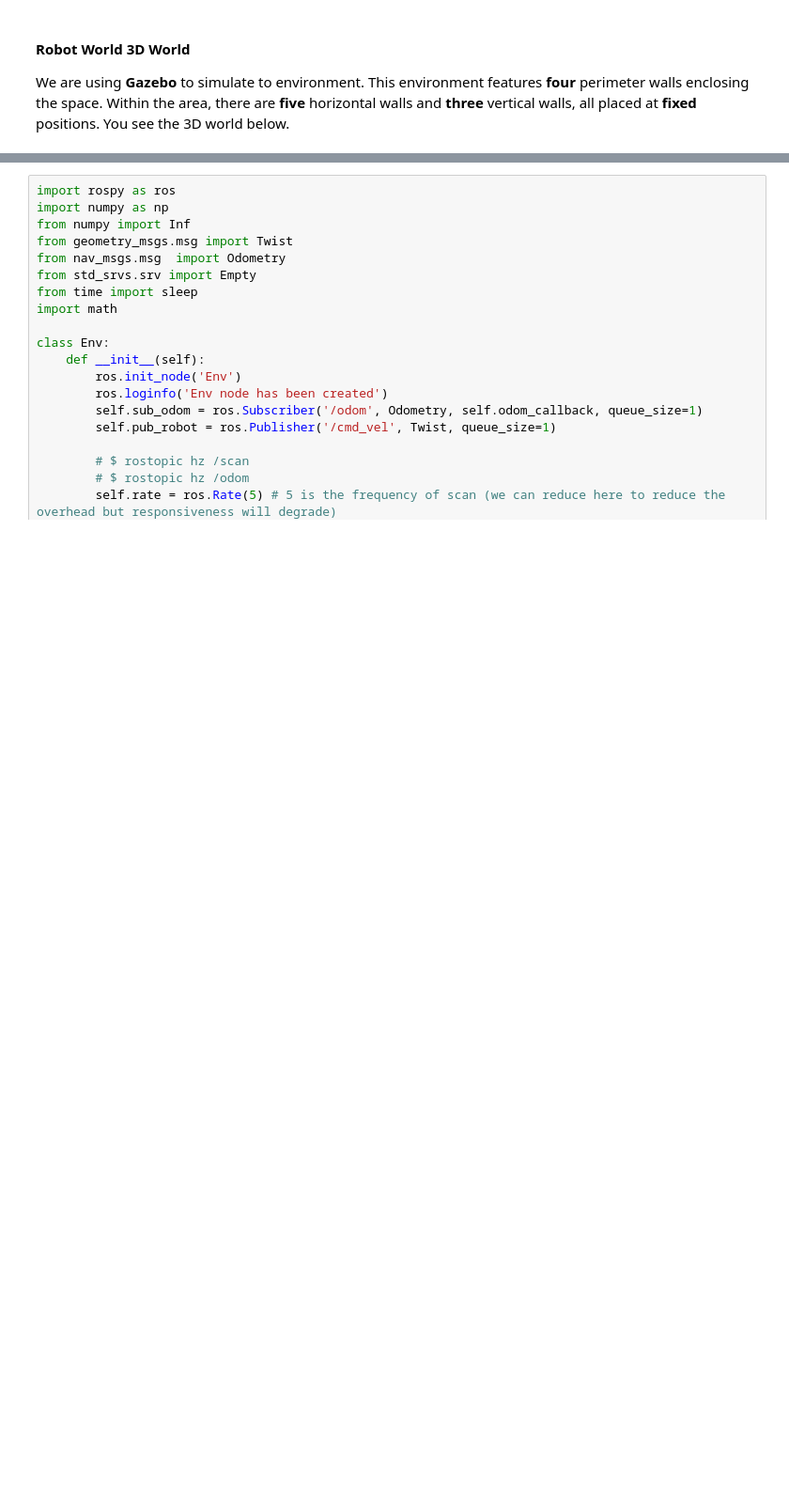
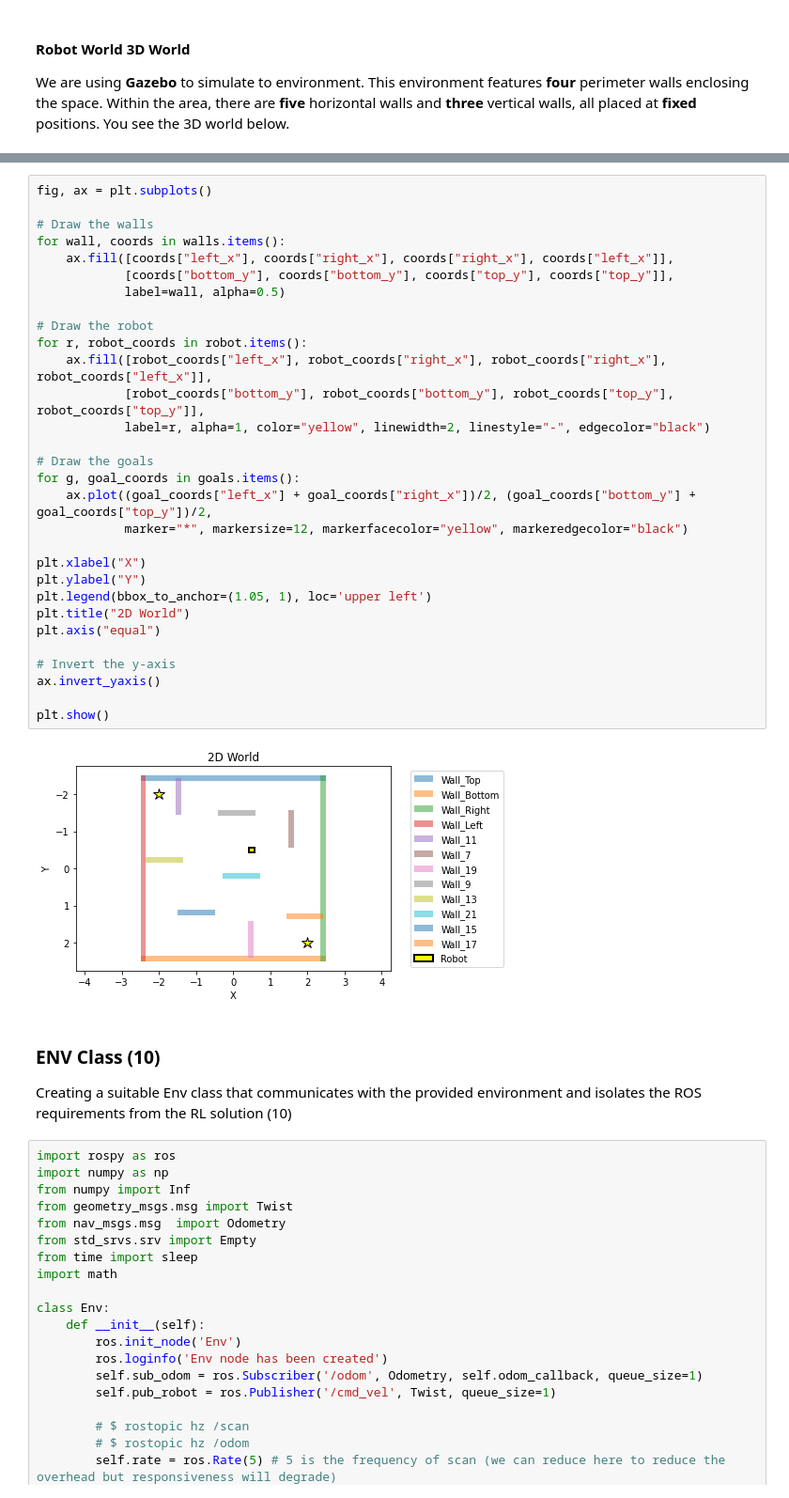
Before and after one commit to hakbar0/robotics-assessment-2, a Jupyter notebook: Assessment 2.ipynb, the cells around one changed output, grey strips where cells are left out. Shown at 94% size. Cells and saved outputs as stored; diff of their text form; blank space fills up the shorter version.

```diff
--- a/Assessment 2.ipynb
+++ b/Assessment 2.ipynb
@@ -135,3 +103,38 @@ Creating a suitable Env class that communicates with the provided environment an
+# %%
+fig, ax = plt.subplots()
+
+# Draw the walls
+for wall, coords in walls.items():
+    ax.fill([coords["left_x"], coords["right_x"], coords["right_x"], coords["left_x"]],
+            [coords["bottom_y"], coords["bottom_y"], coords["top_y"], coords["top_y"]],
+            label=wall, alpha=0.5)
+
+# Draw the robot
+for r, robot_coords in robot.items():
+    ax.fill([robot_coords["left_x"], robot_coords["right_x"], robot_coords["right_x"], robot_coords["left_x"]],
+            [robot_coords["bottom_y"], robot_coords["bottom_y"], robot_coords["top_y"], robot_coords["top_y"]],
+            label=r, alpha=1, color="yellow", linewidth=2, linestyle="-", edgecolor="black")
+
+# Draw the goals
+for g, goal_coords in goals.items():
+    ax.plot((goal_coords["left_x"] + goal_coords["right_x"])/2, (goal_coords["bottom_y"] + goal_coords["top_y"])/2,
+            marker="*", markersize=12, markerfacecolor="yellow", markeredgecolor="black")
+
+plt.xlabel("X")
+plt.ylabel("Y")
+plt.legend(bbox_to_anchor=(1.05, 1), loc='upper left')
+plt.title("2D World")
+plt.axis("equal")
+
+# Invert the y-axis
+ax.invert_yaxis()
+
+plt.show()
+# %% [output]
+[figure, added]
+# %% [markdown]
+### ENV Class (10)
+Creating a suitable Env class that communicates with the provided environment and isolates the ROS requirements from the RL solution (10)
 # %%
 import rospy as ros
 import numpy as np
```
Also changed, not shown: parts of 14 cells of this notebook.
